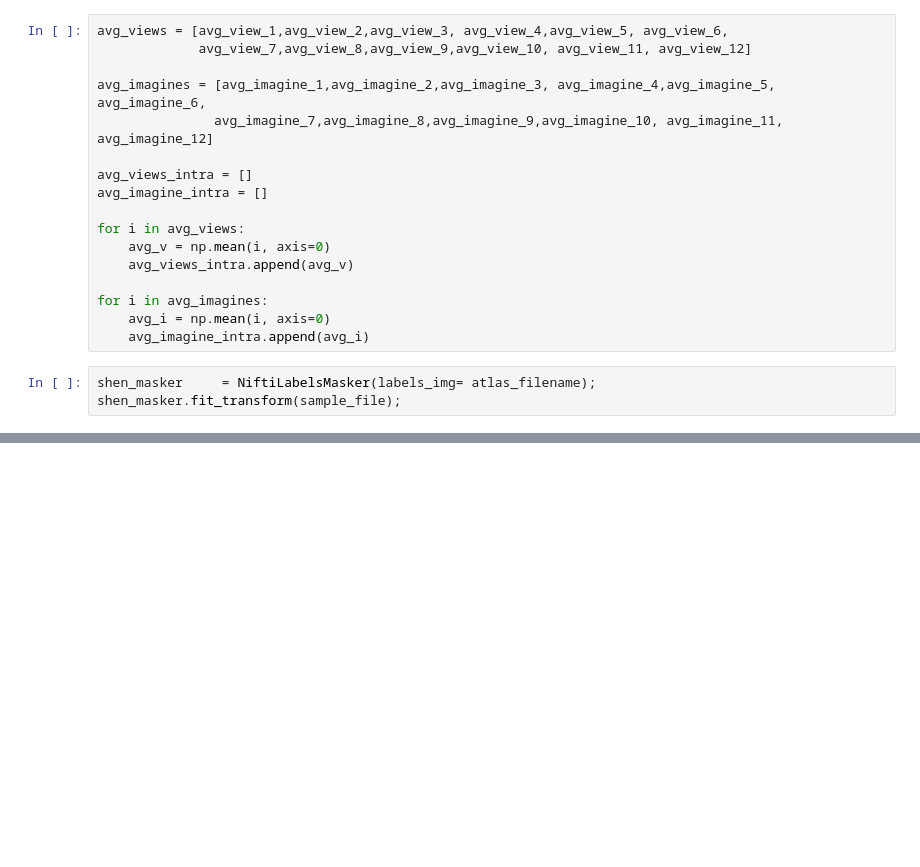
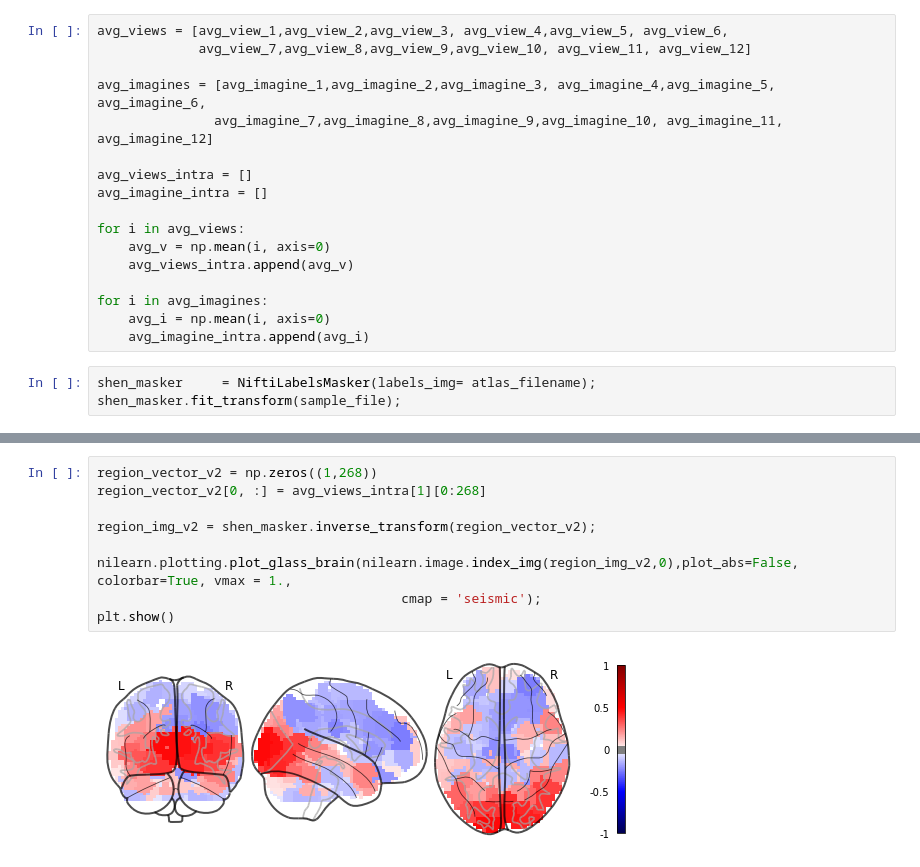
Before and after one commit to shelbywilcox/realcost_memory_isc, a Jupyter notebook: scripts/brain_plots_v_i.ipynb, the cells around one changed output, grey strips where cells are left out. Saved outputs shown, nothing was run; the diff lists cells and outputs as text; blank space fills up the shorter version.

```diff
--- a/scripts/brain_plots_v_i.ipynb
+++ b/scripts/brain_plots_v_i.ipynb
@@ -606,0 +354,11 @@ plt.show()
+# %%
+region_vector_v2 = np.zeros((1,268))
+region_vector_v2[0, :] = avg_views_intra[1][0:268]
+
+region_img_v2 = shen_masker.inverse_transform(region_vector_v2);
+
+nilearn.plotting.plot_glass_brain(nilearn.image.index_img(region_img_v2,0),plot_abs=False, colorbar=True, vmax = 1.,
+                                       cmap = 'seismic');
+plt.show()
+# %% [output]
+[figure, added]
```
Also changed, not shown: parts of 47 cells of this notebook.
